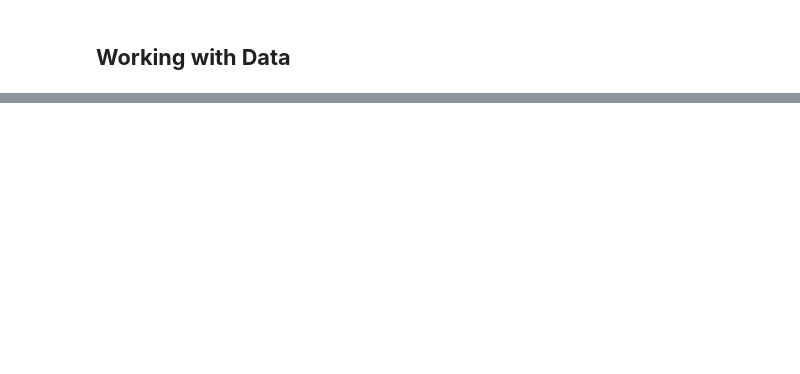
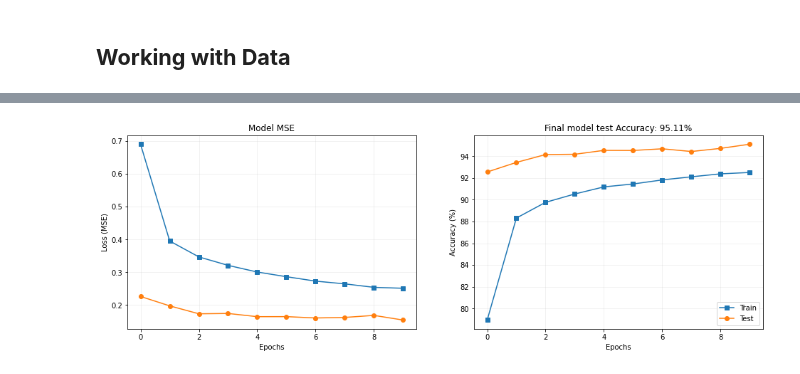
Before and after one commit to shre-db/EMNIST-CNN, a Jupyter notebook: notebook.ipynb, the cells around one changed output, grey strips where cells are left out. Cells and saved outputs as stored; diff of their text form; code cells hidden in the pictures; blank space fills up the shorter version.

```diff
--- a/notebook.ipynb
+++ b/notebook.ipynb
@@ -134,0 +423,15 @@ To github.com:shre-db/A-Curious-FFN.git
+# %%
+# test the model with one batch
+net, lossfun, optimizer = createNet(True)
+
+X, y = next(iter(train_loader))
+yHat = net(X)
+
+# check size of output
+print('\Output size:')
+print(yHat.shape)
+
+# compute loss
+loss = lossfun(yHat, torch.squeeze(y))
+print('\nLoss: ')
+print(loss)
@@ -134,0 +518,23 @@ To github.com:shre-db/A-Curious-FFN.git
+# %%
+trainLoss, testLoss, trainAcc, testAcc, net = trainTheModel()
+# %%
+fig, ax = plt.subplots(1, 2, figsize=(16, 5))
+
+ax[0].plot(trainLoss, 's-', label='Train')
+ax[0].plot(testLoss, 'o-', label='Test')
+ax[0].set_xlabel('Epochs')
+ax[0].set_ylabel('Loss (MSE)')
+ax[0].set_title('Model MSE')
+ax[0].grid(alpha=0.2)
+
+ax[1].plot(trainAcc, 's-', label='Train')
+ax[1].plot(testAcc, 'o-', label='Test')
+ax[1].set_xlabel('Epochs')
+ax[1].set_ylabel('Accuracy (%)')
+ax[1].set_title(f'Final model test Accuracy: {testAcc[-1]:.2f}%')
+ax[1].legend()
+ax[1].grid(alpha=0.2)
+
+plt.show()
+# %% [output]
+[figure, added]
```
Also changed, not shown: parts of 34 cells of this notebook.
